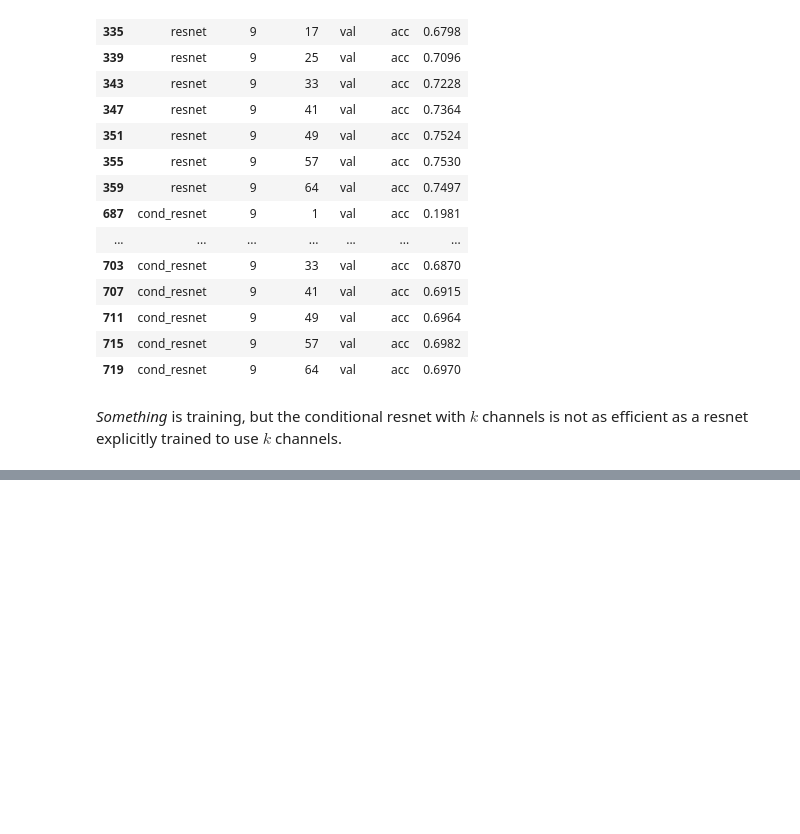
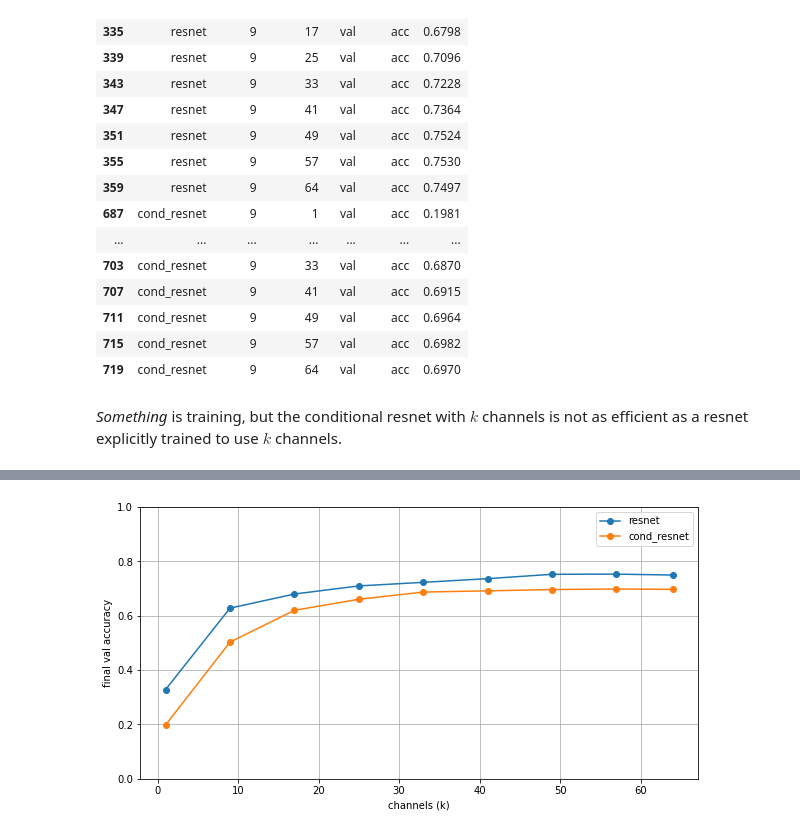
Before and after one commit to mprzewie/marcin-learning, a Jupyter notebook: condconv/condconv_poc.ipynb, the cells around one changed output, grey strips where cells are left out. Saved outputs shown, nothing was run; the diff lists cells and outputs as text; code cells hidden in the pictures; blank space fills up the shorter version.

Commit message:
change plot

```diff
--- a/condconv/condconv_poc.ipynb
+++ b/condconv/condconv_poc.ipynb
@@ -298,0 +284,15 @@ alt.Chart(
+# %%
+plt.figure(figsize=(10, 5))
+
+for model in df.model.unique():
+    subdf= df[df.epoch==9][df.fold=="val"][df.metric=="acc"][df.model==model]
+    plt.plot(subdf.channel, subdf.value, label=model, marker="o")
+
+plt.xlabel("channels (k)")
+plt.ylabel("final val accuracy")
+plt.ylim(0,1)
+plt.grid()
+plt.legend()
+plt.show()
+# %% [output]
+[figure, added]
```
Also changed, not shown: parts of 1 cell of this notebook.
